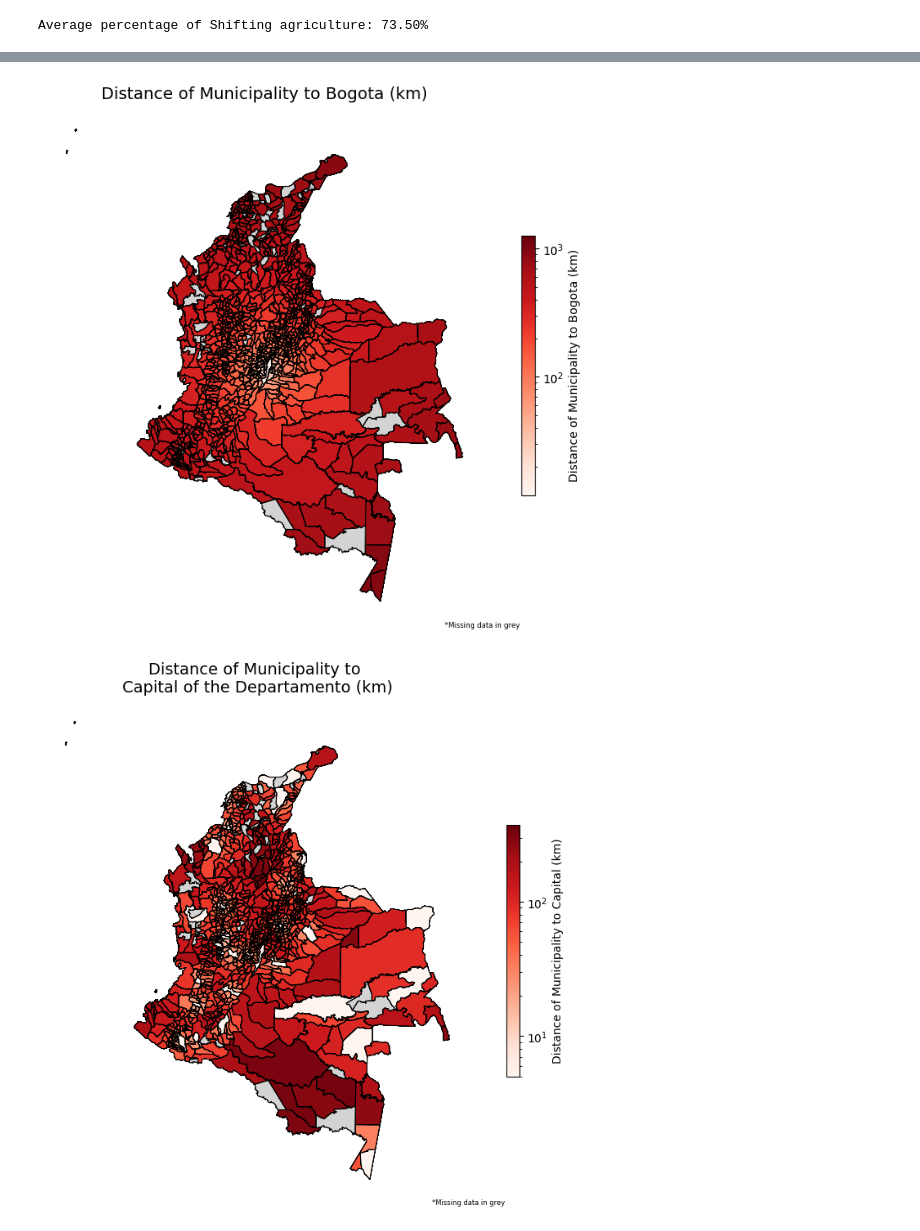
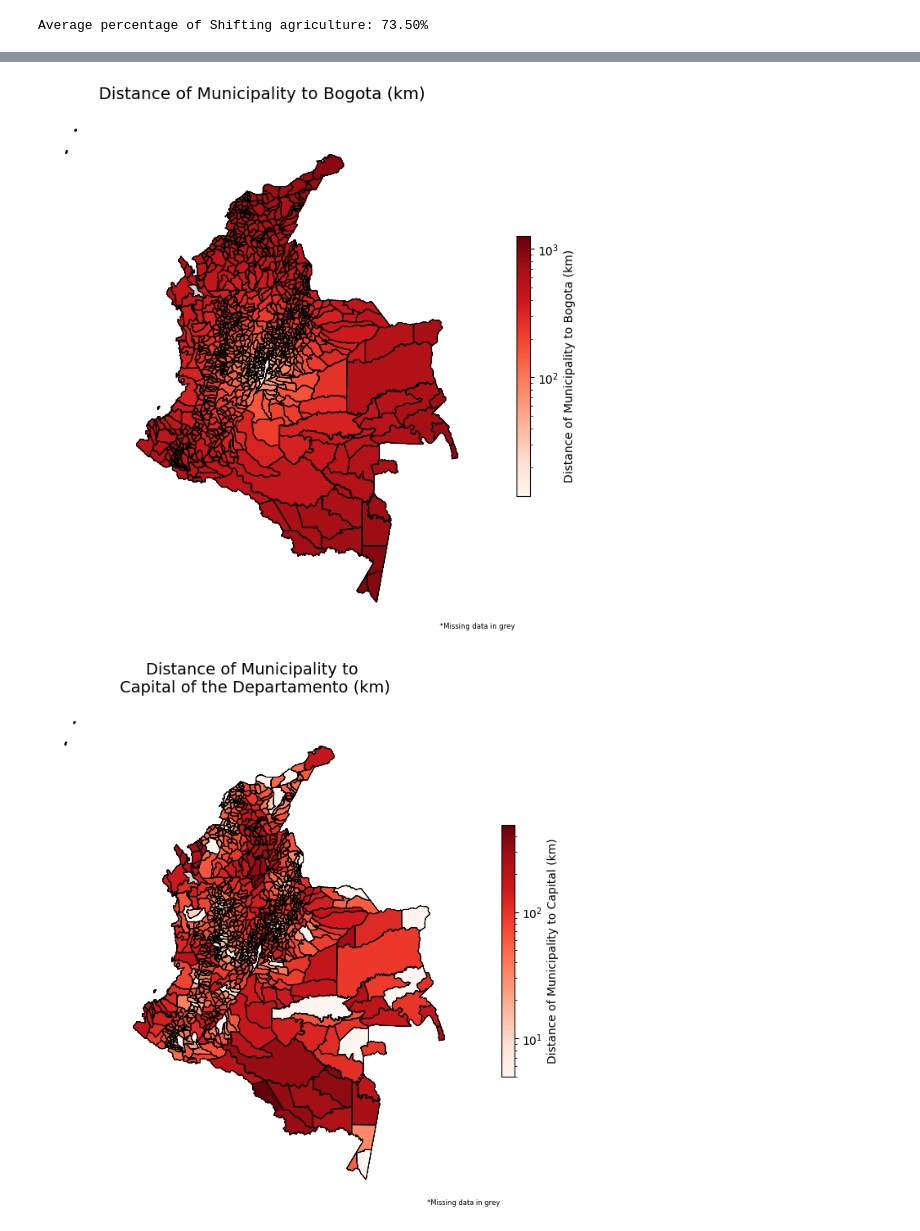
Before and after one commit to cpj97/MDS_thesis, a Jupyter notebook: Code/preprocessing_new.ipynb, the cells around one changed output, grey strips where cells are left out. Saved outputs shown, nothing was run; the diff lists cells and outputs as text; code cells hidden in the pictures.

```diff
--- a/Code/preprocessing_new.ipynb
+++ b/Code/preprocessing_new.ipynb
@@ -550,13 +556,3 @@ def_codes
 | 24355 | VICHADA | PUERTO CARRENO | 99001.0 | 2023 | 199.500 |
 | 24356 | VICHADA | SANTA ROSALIA | 99624.0 | 2023 | 40.500 |
 24357 rows × 5 columns
-# %%
-# Merge the shapes dataset with the deforestation dataset on the common columns
-
-shapes['mpios'] = shapes['mpios'].astype(int)
-
-
-def_shapes = def_codes.merge(shapes, left_on=['codmpio'], right_on=['mpios'])
-
-# Display the merged dataframe
-def_shapes
@@ -1023,3 +1095,17 @@ os.remove(csv_filename)
+# %%
+# Define file names
+csv_filename = "../final_df.csv"
+zip_filename = "../final_df.zip"
+
+# Save the DataFrame as a CSV file
+final_merge.to_csv(csv_filename, index=False)
+
+# Compress the CSV file into a ZIP archive
+with zipfile.ZipFile(zip_filename, 'w', zipfile.ZIP_DEFLATED) as zipf:
+    zipf.write(csv_filename)
+
+# Delete the original CSV file after zipping
+os.remove(csv_filename)
 # %% [markdown]
 # 4. Additional graphs for visualization
 # %%
@@ -1142,15 +1234,25 @@ KeyError: 'nombre_dpt'
 ### Distance maps ###
 #####################
 
-# Import relevant datasets
-final_df = pd.read_csv('../final_df.csv')
-shapes = gpd.read_file('../Data/shapes/shapes.shp')
+# Define file names
+csv_filename = "../final_df.csv"
+zip_filename = "../final_df.zip"
+
+# Extract the CSV file from the ZIP
+with zipfile.ZipFile(zip_filename, 'r') as zipf:
+    zipf.extract(csv_filename)
+
+# Read the CSV file into a DataFrame
+final_df = pd.read_csv("final_df.csv")
+
+# Delete the extracted CSV file after reading
+os.remove("final_df.csv")
 
 # Ensure the 'mpios' column in shapes is of type float to match 'codmpio' in final_df
-shapes['mpios'] = shapes['mpios'].astype(float)
+shapes['codmpio'] = shapes['codmpio'].astype(float)
 
 # Merge the final_df with the shapes dataset
-final_shp = shapes.merge(final_df, left_on='mpios', right_on='codmpio', how='left')
+final_shp = shapes.merge(final_df, on='codmpio', how='left')
 final_shp = gpd.GeoDataFrame(final_shp, geometry='geometry')
 
 # Map: Distance to Bogota
@@ -1159,34 +1261,34 @@ final_shp = gpd.GeoDataFrame(final_shp, geometry='geometry')
 final_shp["disbogota"] = final_shp["disbogota"].replace(0, 1e-6)  # Replace 0 with 1e-6
 # Define log scale normalization for color mapping
 log_norm = mcolors.LogNorm(vmin=final_shp["disbogota"][final_shp["disbogota"] > 1e-6].min(),
                            vmax=final_shp["disbogota"].max())
 
 fig, ax = plt.subplots(figsize=(12, 8))
 
 shapes.plot(ax=ax, linewidth=0.8, color="lightgrey")  # Outline for all municipalities
 shapes.boundary.plot(ax=ax, linewidth=0.8, color="black")
 
 final_shp.plot(column="disbogota", cmap="Reds", linewidth=0.5, edgecolor="black",
          legend=True, ax=ax, norm=log_norm,
          missing_kwds={"color": "lightgrey", "label": "No Data"},
          legend_kwds={"label": "Distance of Municipality to Bogota (km)", "orientation": "vertical", "shrink": 0.5})  # Shrink legend size
 
 
 ax.set_title("Distance of Municipality to Bogota (km)", fontsize=14)
 ax.axis("off")  # Hide axes
 
 # Move legend to the bottom right corner
 leg = ax.get_legend()
 if leg:
     leg.set_bbox_to_anchor((0.95, 0.05))  # (X, Y) position in figure coordinates
 
 # Add footnote about missing data
 plt.annotate("*Missing data in grey", xy=(1, 0), xycoords="axes fraction",
              fontsize=6, ha="center", va="center", color="black")
 
 plt.show()
 # %% [output]
-[figure, old version]
+[figure, new version]
 # %%
 # Map: Distance to Capital
 
@@ -1221,7 +1323,7 @@ plt.annotate("*Missing data in grey", xy=(1, 0), xycoords="axes fraction",
 
 plt.show()
 # %% [output]
-[figure, old version]
+[figure, new version]
 # %%
 # Map: Distance to nearest wholesale food market
 
```
Also changed, not shown: parts of 23 cells of this notebook, 3 other files.
